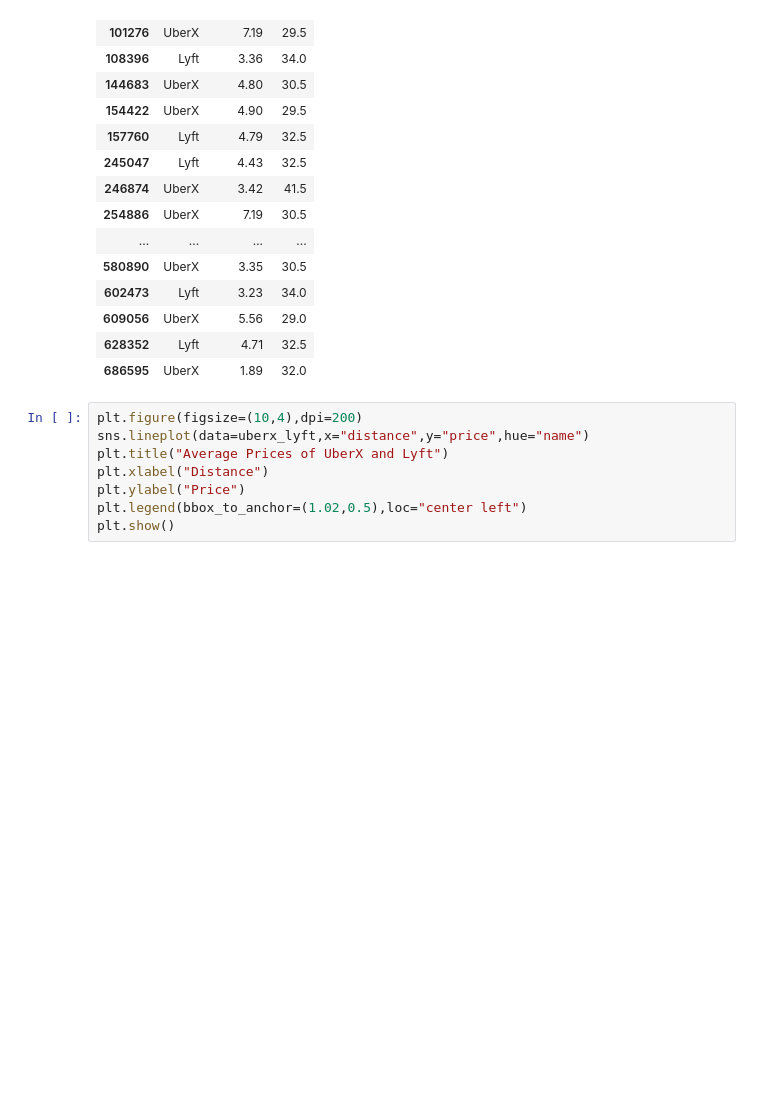
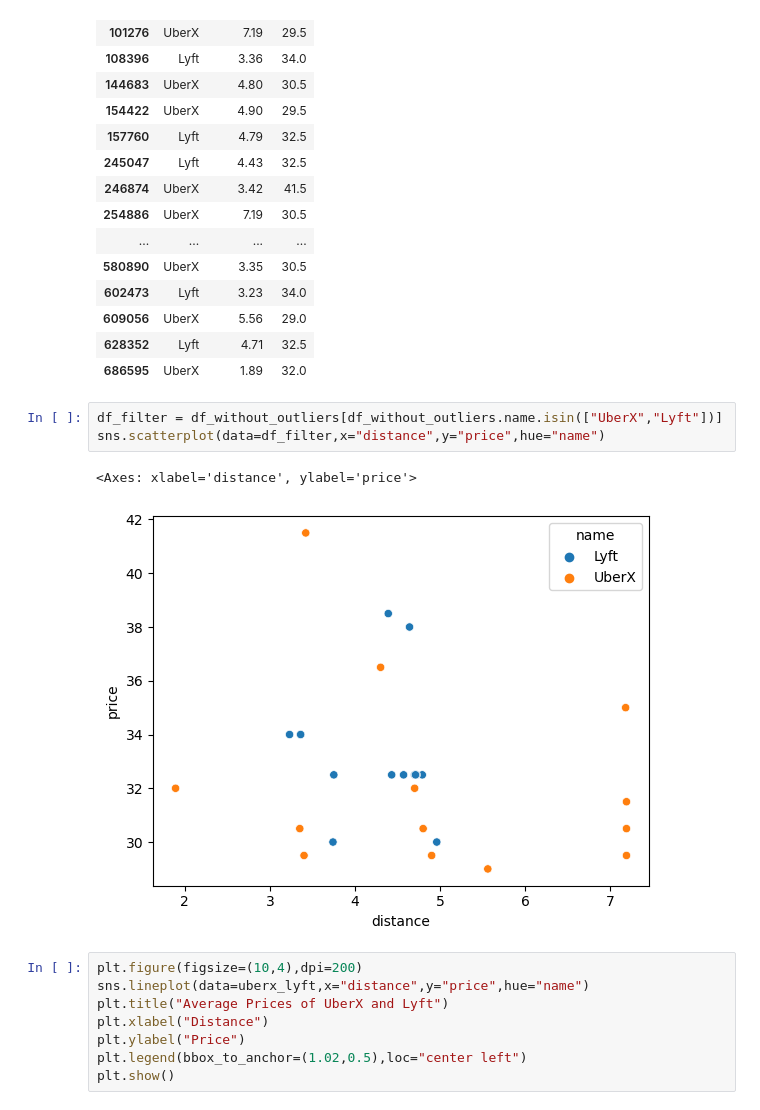
Before and after one commit to dafiqrahman/MSIB-Hacktiv8, a Jupyter notebook: FP 1/fp1.ipynb, the cells around one changed output. Cells and saved outputs as stored; diff of their text form; blank space fills up the shorter version.

```diff
--- a/FP 1/fp1.ipynb
+++ b/FP 1/fp1.ipynb
@@ -184,6 +184,12 @@ uberx_lyft
 | 609056 | UberX | 5.56 | 29.0 |
 | 628352 | Lyft | 4.71 | 32.5 |
 | 686595 | UberX | 1.89 | 32.0 |
+# %%
+df_filter = df_without_outliers[df_without_outliers.name.isin(["UberX","Lyft"])]
+sns.scatterplot(data=df_filter,x="distance",y="price",hue="name")
+# %% [output]
+<Axes: xlabel='distance', ylabel='price'>
+[figure, added]
 # %%
 plt.figure(figsize=(10,4),dpi=200)
 sns.lineplot(data=uberx_lyft,x="distance",y="price",hue="name")
```
Also changed, not shown: parts of 7 cells of this notebook, 1 other file.
